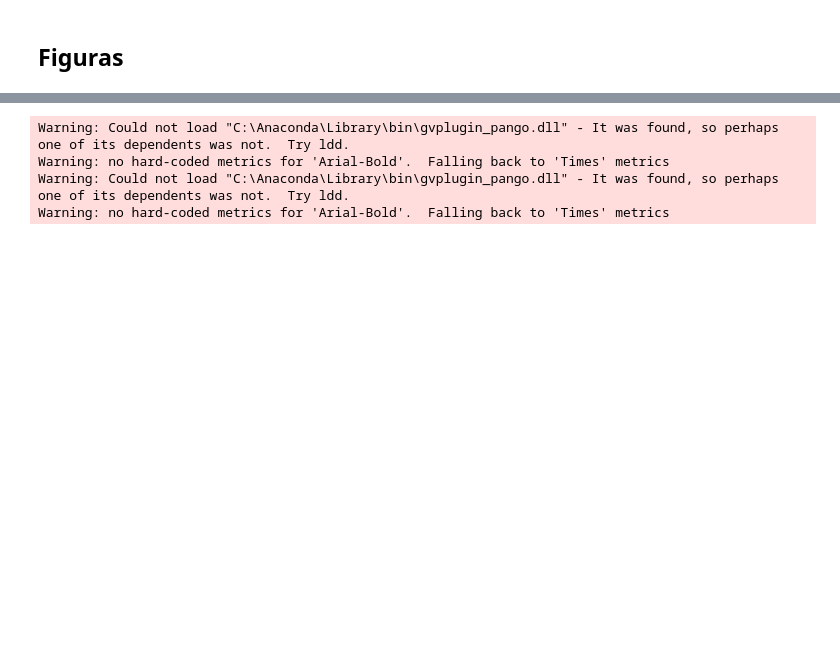
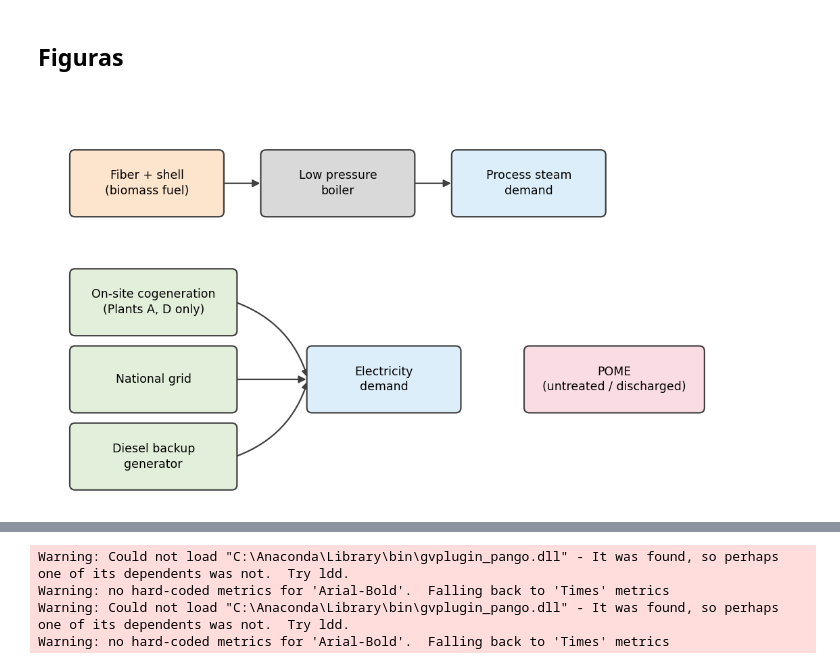
Before and after one commit to juncal0/valorizacion-biomasa-palma, a Jupyter notebook: 02_notebook_v4_modular.ipynb, the cells around one changed output, grey strips where cells are left out. Saved outputs shown, nothing was run; the diff lists cells and outputs as text; code cells hidden in the pictures; blank space fills up the shorter version.

```diff
--- a/02_notebook_v4_modular.ipynb
+++ b/02_notebook_v4_modular.ipynb
@@ -5944,0 +5852,25 @@ print(df_D.to_string(index=False))
+# %%
+fig, ax = new_fig(11.5, 6.2)
+
+b_fuel  = box(ax, (0.4, 4.4), 2.3, 1.0, "Fiber + shell\n(biomass fuel)", C_PEACH)
+b_boil  = box(ax, (3.3, 4.4), 2.3, 1.0, "Low pressure\nboiler", C_GRAY)
+b_steam = box(ax, (6.2, 4.4), 2.3, 1.0, "Process steam\ndemand", C_BLUE_L)
+arrow(ax, edge_pt(b_fuel,'right'), edge_pt(b_boil,'left'))
+arrow(ax, edge_pt(b_boil,'right'), edge_pt(b_steam,'left'))
+
+b_cogen = box(ax, (0.4, 2.55), 2.5, 1.0, "On-site cogeneration\n(Plants A, D only)", C_GREEN_L)
+b_grid  = box(ax, (0.4, 1.35), 2.5, 1.0, "National grid", C_GREEN_L)
+b_diesel= box(ax, (0.4, 0.15), 2.5, 1.0, "Diesel backup\ngenerator", C_GREEN_L)
+b_elec  = box(ax, (4.0, 1.35), 2.3, 1.0, "Electricity\ndemand", C_BLUE_L)
+
+arrow(ax, edge_pt(b_cogen,'right'), edge_pt(b_elec,'left'), curve=-0.25)
+arrow(ax, edge_pt(b_grid,'right'),  edge_pt(b_elec,'left'))
+arrow(ax, edge_pt(b_diesel,'right'),edge_pt(b_elec,'left'), curve=0.25)
+
+b_pome = box(ax, (7.3, 1.35), 2.7, 1.0, "POME\n(untreated / discharged)", C_PINK)
+
+plt.tight_layout()
+plt.savefig('resultados/figuras/Figure1_Baseline.png', dpi=300, bbox_inches='tight', facecolor='white')
+plt.show()
+# %% [output]
+[figure, added]
```
Also changed, not shown: parts of 13 cells of this notebook, 6 other files.
